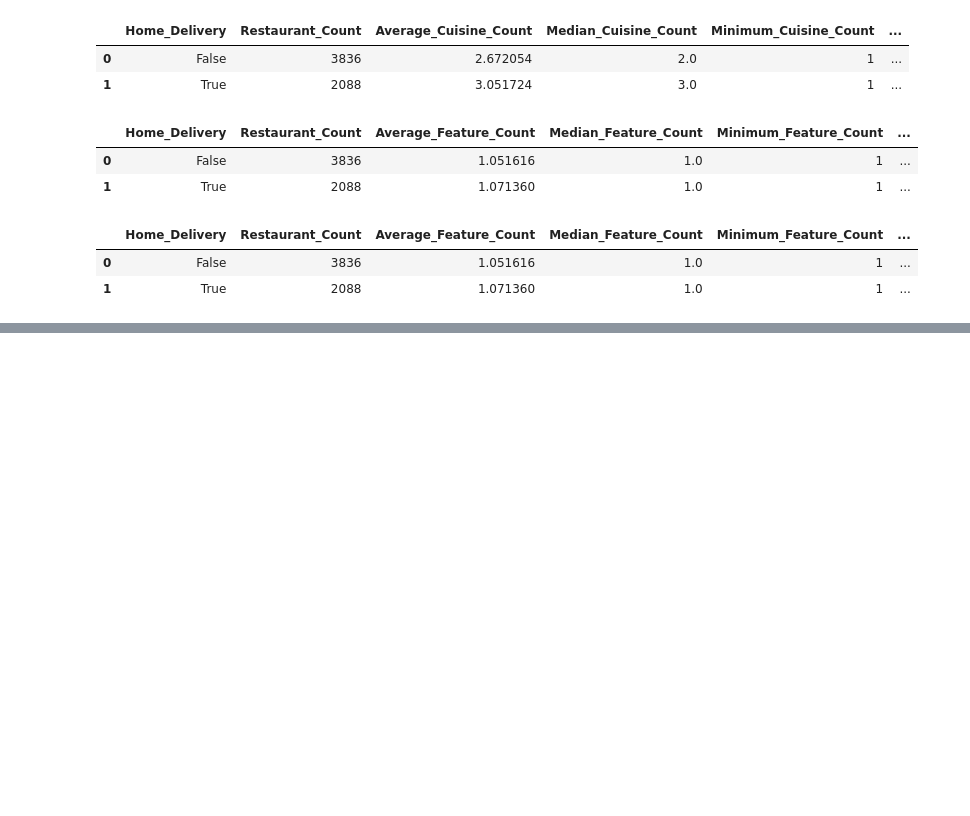
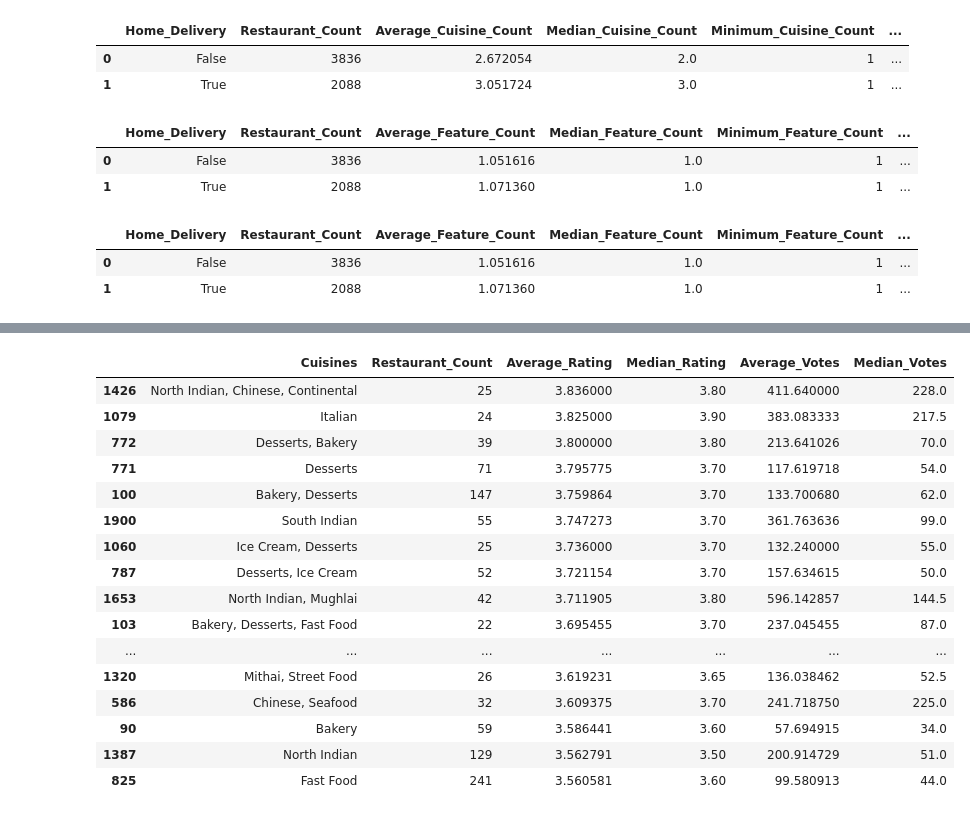
Before and after one commit to devika0624/mumbai-mmr-restaurant-market-intelligence, a Jupyter notebook: notebooks/02_mumbai_dataset_audit.ipynb, the cells around one changed output, grey strips where cells are left out. Cells and saved outputs as stored; diff of their text form; code cells hidden in the pictures; blank space fills up the shorter version.

```diff
--- a/notebooks/02_mumbai_dataset_audit.ipynb
+++ b/notebooks/02_mumbai_dataset_audit.ipynb
@@ -2113,0 +2543,49 @@ home_delivery_feature_count
+# %%
+# 5. Cuisine Performance: Rating vs Popularity
+
+cuisine_performance = (
+    df_clean[
+        df_clean["Rating"].notna() &
+        df_clean["Votes"].notna()
+    ]
+    .groupby("Cuisines")
+    .agg(
+        Restaurant_Count=("Restaurant_Name", "count"),
+        Average_Rating=("Rating", "mean"),
+        Median_Rating=("Rating", "median"),
+        Average_Votes=("Votes", "mean"),
+        Median_Votes=("Votes", "median")
+    )
+    .reset_index()
+)
+
+# Keep cuisines with at least 20 restaurants
+cuisine_performance = (
+    cuisine_performance[
+        cuisine_performance["Restaurant_Count"] >= 20
+    ]
+    .sort_values(
+        ["Average_Rating", "Average_Votes"],
+        ascending=[False, False]
+    )
+)
+
+cuisine_performance.head(20)
+# %% [output]
+|  | Cuisines | Restaurant_Count | Average_Rating | Median_Rating | Average_Votes | Median_Votes |
+| 1426 | North Indian, Chinese, Continental | 25 | 3.836000 | 3.80 | 411.640000 | 228.0 |
+| 1079 | Italian | 24 | 3.825000 | 3.90 | 383.083333 | 217.5 |
+| 772 | Desserts, Bakery | 39 | 3.800000 | 3.80 | 213.641026 | 70.0 |
+| 771 | Desserts | 71 | 3.795775 | 3.70 | 117.619718 | 54.0 |
+| 100 | Bakery, Desserts | 147 | 3.759864 | 3.70 | 133.700680 | 62.0 |
+| 1900 | South Indian | 55 | 3.747273 | 3.70 | 361.763636 | 99.0 |
+| 1060 | Ice Cream, Desserts | 25 | 3.736000 | 3.70 | 132.240000 | 55.0 |
+| 787 | Desserts, Ice Cream | 52 | 3.721154 | 3.70 | 157.634615 | 50.0 |
+| 1653 | North Indian, Mughlai | 42 | 3.711905 | 3.80 | 596.142857 | 144.5 |
+| 103 | Bakery, Desserts, Fast Food | 22 | 3.695455 | 3.70 | 237.045455 | 87.0 |
+| ... | ... | ... | ... | ... | ... | ... |
+| 1320 | Mithai, Street Food | 26 | 3.619231 | 3.65 | 136.038462 | 52.5 |
+| 586 | Chinese, Seafood | 32 | 3.609375 | 3.70 | 241.718750 | 225.0 |
+| 90 | Bakery | 59 | 3.586441 | 3.60 | 57.694915 | 34.0 |
+| 1387 | North Indian | 129 | 3.562791 | 3.50 | 200.914729 | 51.0 |
+| 825 | Fast Food | 241 | 3.560581 | 3.60 | 99.580913 | 44.0 |
```
Also changed, not shown: parts of 17 cells of this notebook.
